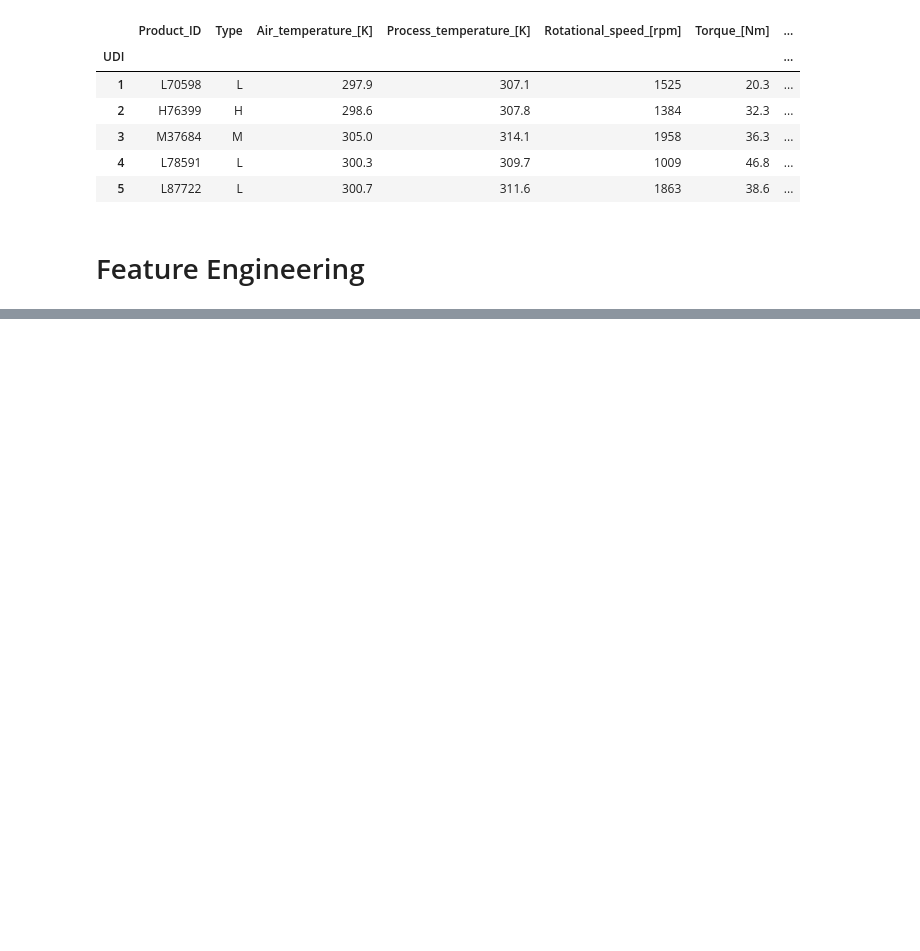
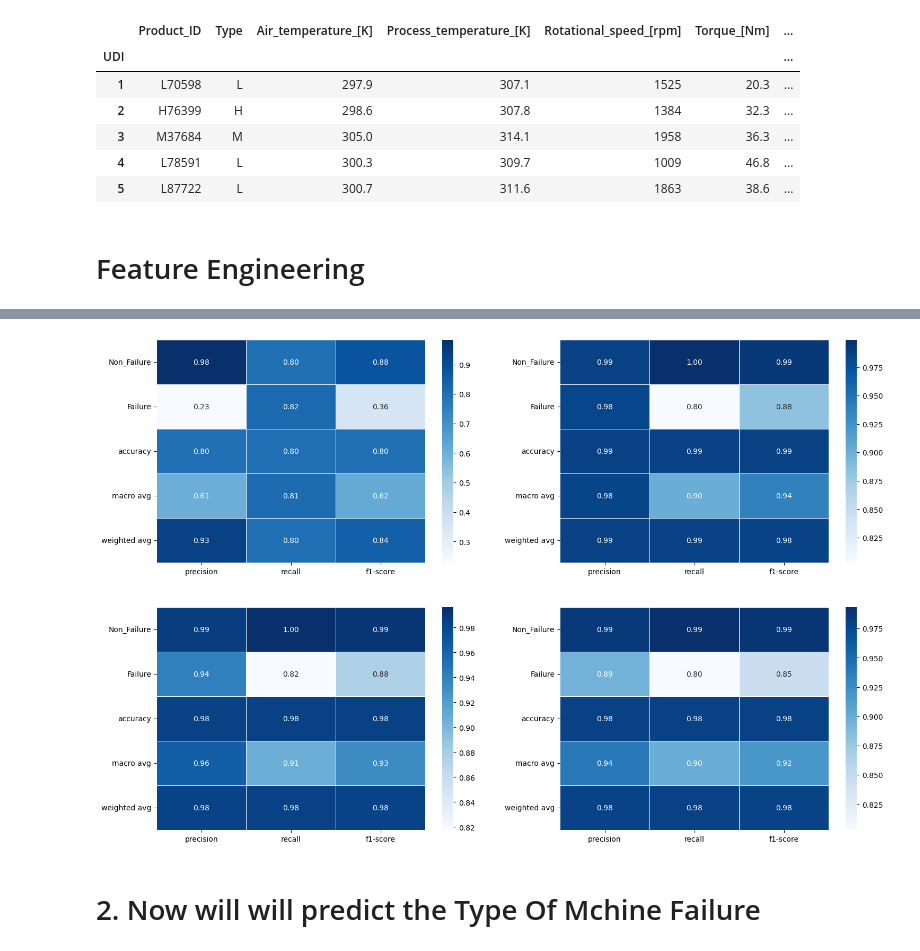
Before and after one commit to abdulrahman0700/Industrial_Predictive_Maintenance_Elevvo_internship, a Jupyter notebook: Notebooks/03_Construct.ipynb, the cells around one changed output, grey strips where cells are left out. Drawn from its saved outputs; the diff is of its cells as text; code cells hidden in the pictures; blank space fills up the shorter version.

```diff
--- a/Notebooks/03_Construct.ipynb
+++ b/Notebooks/03_Construct.ipynb
@@ -193,0 +215,23 @@ df_copy.to_csv("df_cleaned_1.csv")
+# %%
+reports  = [classification_report(y_test_mf, grids[i].predict(X_test_mf), target_names=['Non_Failure','Failure'], zero_division=0,output_dict=True) for i in range(len(grids)) ]
+# %%
+figure , axis = plt.subplots(2,2,figsize=(18,12))
+for j in range(len(reports)):
+  report_df = pd.DataFrame(report[j]).transpose()
+
+# Remove support because it's on a different scale
+  report_df = report_df.drop(columns=["support"])
+
+  sns.heatmap(
+    report_df,
+    annot=True,
+    fmt=".2f",
+    cmap="Blues",
+    linewidths=0.5,
+    ax=axis[j//2,j%2]
+  )
+plt.show()
+# %% [output]
+[figure, added]
+# %% [markdown]
+# 2.  Now will will predict the Type Of Mchine Failure
```
Also changed, not shown: parts of 54 cells of this notebook.
